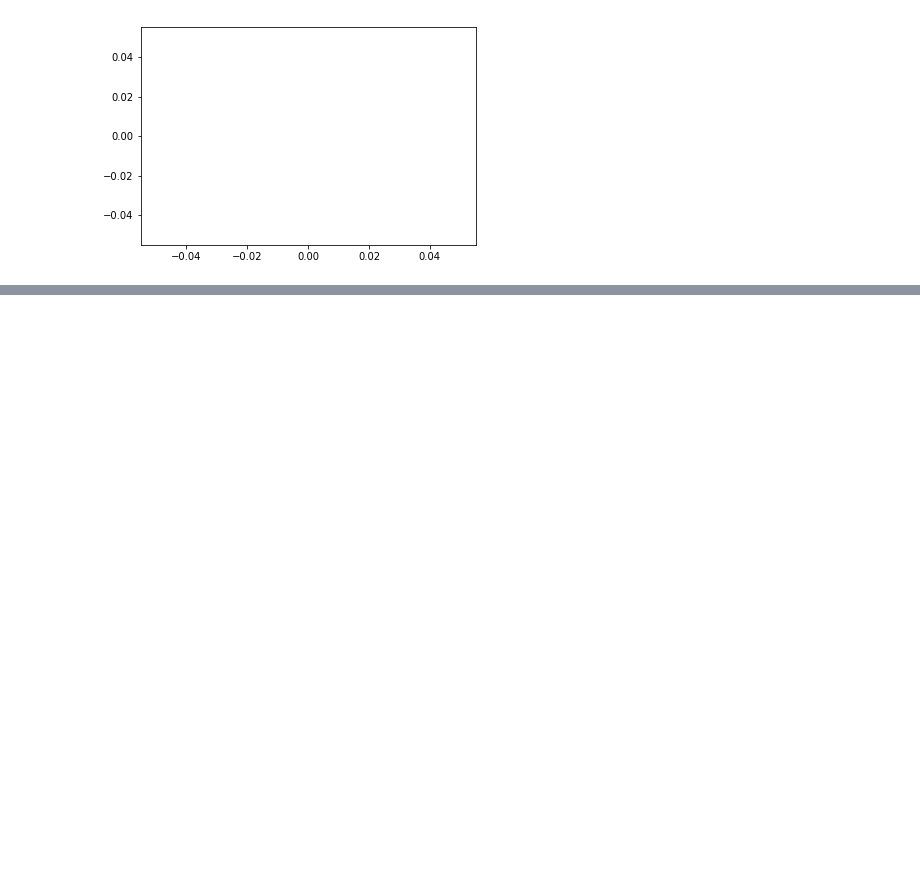
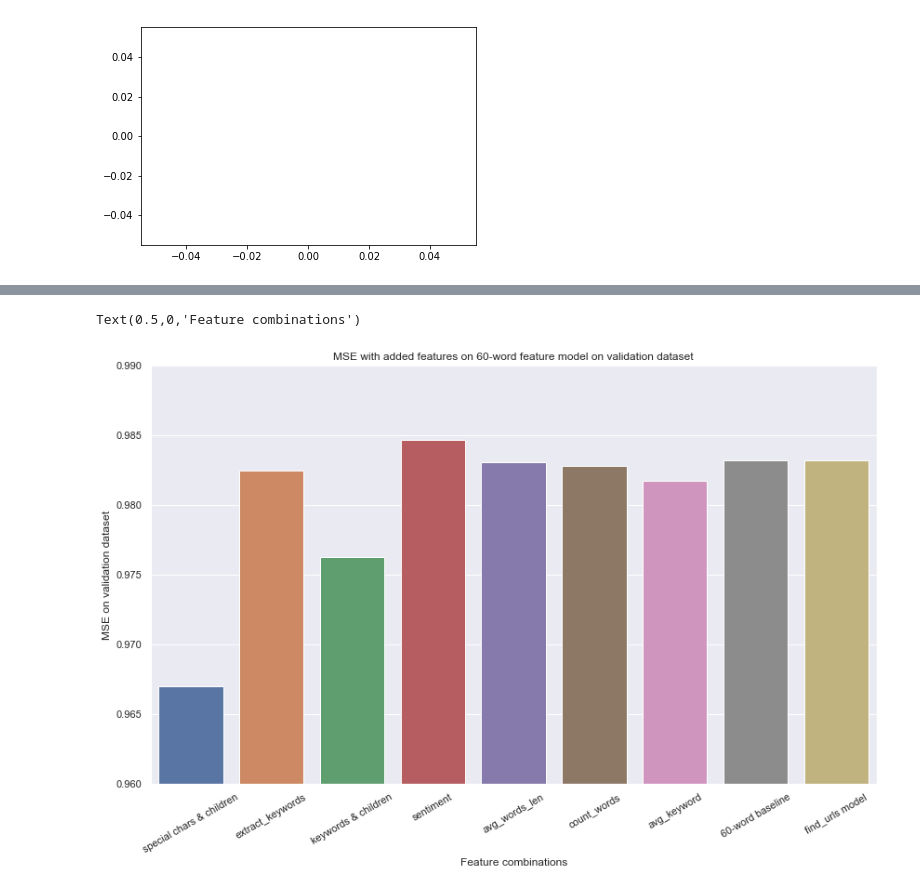
Before and after one commit to rogermadhu/ML_MiniProject_1, a Jupyter notebook: Graphing Error.ipynb, the cells around one changed output, grey strips where cells are left out. Cells and saved outputs as stored; diff of their text form; code cells hidden in the pictures; blank space fills up the shorter version.

Commit message:
graphics

```diff
--- a/Graphing Error.ipynb
+++ b/Graphing Error.ipynb
@@ -285,0 +286,23 @@ Text(0.5,0,'Feature combinations')
+# %%
+mse_vs_feature_set_60 = {
+    "60-word baseline": 0.98318597,
+    "count_words": 0.982803368,
+    "avg_words_len": 0.98302843854,
+    "find_urls model": 0.983186246,
+    "extract_keywords": 0.982437217,
+    "avg_keyword": 0.981705894,
+    "sentiment": 0.984688075,
+    "special chars & children": 0.966950163358271,
+    "keywords & children": 0.976245278585379
+}
+# %%
+sns.set(rc={'figure.figsize':(14,8.27)})
+g = sns.barplot(x=mse_vs_feature_set_60.keys(), y=mse_vs_feature_set_60.values())
+g.set_xticklabels(g.get_xticklabels(), rotation=30)
+g.set(ylim=(0.96, 0.99))
+g.set_title("MSE with added features on 60-word feature model on validation dataset")
+g.set_ylabel("MSE on validation dataset")
+g.set_xlabel("Feature combinations")
+# %% [output]
+Text(0.5,0,'Feature combinations')
+[figure, added]
```
Also changed, not shown: parts of 3 cells of this notebook, 1 other file.
